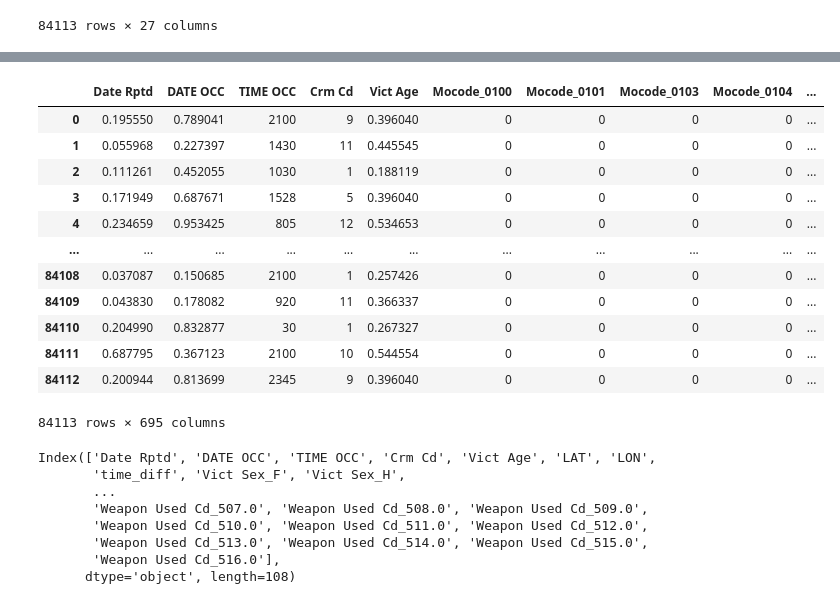
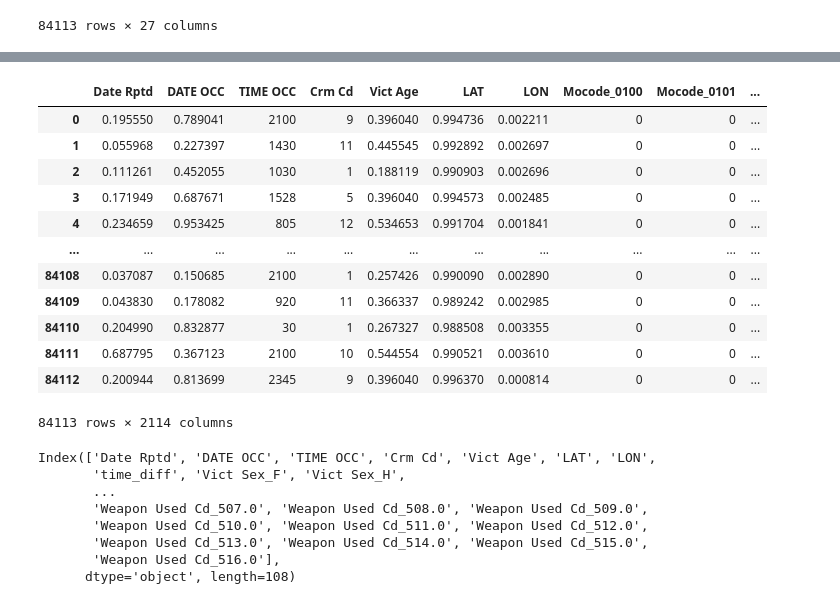
Before and after one commit to smrrazavian/quera-ml-contest, a Jupyter notebook: q4/notebook/crime_detection.ipynb, the cells around one changed output, grey strips where cells are left out. Cells and saved outputs as stored; diff of their text form; code cells hidden in the pictures.

```diff
--- a/q4/notebook/crime_detection.ipynb
+++ b/q4/notebook/crime_detection.ipynb
@@ -400,9 +385,9 @@ def df_processor(df: DataFrame, df_type: str = "train") -> DataFrame:
             "Crm Cd 2",
             "Crm Cd 3",
             "Crm Cd 4",
-            "Rpt Dist No",
+            # "Rpt Dist No",
             "Crm Cd Desc",
-            "Premis Cd",
+            # "Premis Cd",
             "Premis Desc",
             # "Weapon Used Cd",
             "Status Desc",
@@ -415,8 +400,8 @@ def df_processor(df: DataFrame, df_type: str = "train") -> DataFrame:
             # "Date Rptd",
             # "DATE OCC",
             # "TIME OCC",
-            "LAT",
-            "LON",
+            # "LAT",
+            # "LON",
         ],
         axis=1,
         errors="ignore",
@@ -431,7 +416,7 @@ def df_processor(df: DataFrame, df_type: str = "train") -> DataFrame:
     df["Date Rptd"] = pd.to_datetime(df["Date Rptd"]).map(pd.Timestamp.timestamp)
     df["time_diff"] = df["Date Rptd"] - df["DATE OCC"]
 
-    norm_cols = ["Vict Age", "DATE OCC", "time_diff", "Date Rptd"] #"LAT", "LON"
+    norm_cols = ["LAT", "LON", "Vict Age", "DATE OCC", "time_diff", "Date Rptd"]
     for item in norm_cols:
         df[item] = scaler.fit_transform(df[[item]])
 
@@ -451,47 +436,49 @@ def df_processor(df: DataFrame, df_type: str = "train") -> DataFrame:
 
     df["time_of_day"] = df["hour"].apply(classify_time_of_day)
 
     init_one_hot_columns = [
         "Vict Sex",
         "Vict Descent",
         "Status",
         "Weapon Used Cd",
         "time_of_day",
-        "AREA"
+        "AREA",
+        "Rpt Dist No",
+        "Premis Cd"
     ]
     for item in init_one_hot_columns:
 
         df_train_encoded = pd.get_dummies(df, columns=[item], prefix=item)
         one_hot_columns = [col for col in df_train_encoded.columns if f"{item}_" in col]
         df_train_encoded[one_hot_columns] = df_train_encoded[one_hot_columns].astype(
             int
         )
 
         df = df.join(df_train_encoded[one_hot_columns])
         df.drop(item, axis=1, inplace=True)
 
     if df_type == "train":
         df["Crm Cd"] = label_encoder.fit_transform(df["Crm Cd"])
     return df
 
 
 df = pd.read_csv("../data/train.csv")
 df = df_processor(df)
 df
 # %% [output]
-|  | Date Rptd | DATE OCC | TIME OCC | Crm Cd | Vict Age | Mocode_0100 | Mocode_0101 | Mocode_0103 | Mocode_0104 | ... |
-| 0 | 0.195550 | 0.789041 | 2100 | 9 | 0.396040 | 0 | 0 | 0 | 0 | ... |
-| 1 | 0.055968 | 0.227397 | 1430 | 11 | 0.445545 | 0 | 0 | 0 | 0 | ... |
-| 2 | 0.111261 | 0.452055 | 1030 | 1 | 0.188119 | 0 | 0 | 0 | 0 | ... |
-| 3 | 0.171949 | 0.687671 | 1528 | 5 | 0.396040 | 0 | 0 | 0 | 0 | ... |
-| 4 | 0.234659 | 0.953425 | 805 | 12 | 0.534653 | 0 | 0 | 0 | 0 | ... |
+|  | Date Rptd | DATE OCC | TIME OCC | Crm Cd | Vict Age | LAT | LON | Mocode_0100 | Mocode_0101 | ... |
+| 0 | 0.195550 | 0.789041 | 2100 | 9 | 0.396040 | 0.994736 | 0.002211 | 0 | 0 | ... |
+| 1 | 0.055968 | 0.227397 | 1430 | 11 | 0.445545 | 0.992892 | 0.002697 | 0 | 0 | ... |
+| 2 | 0.111261 | 0.452055 | 1030 | 1 | 0.188119 | 0.990903 | 0.002696 | 0 | 0 | ... |
+| 3 | 0.171949 | 0.687671 | 1528 | 5 | 0.396040 | 0.994573 | 0.002485 | 0 | 0 | ... |
+| 4 | 0.234659 | 0.953425 | 805 | 12 | 0.534653 | 0.991704 | 0.001841 | 0 | 0 | ... |
 | ... | ... | ... | ... | ... | ... | ... | ... | ... | ... | ... |
-| 84108 | 0.037087 | 0.150685 | 2100 | 1 | 0.257426 | 0 | 0 | 0 | 0 | ... |
-| 84109 | 0.043830 | 0.178082 | 920 | 11 | 0.366337 | 0 | 0 | 0 | 0 | ... |
-| 84110 | 0.204990 | 0.832877 | 30 | 1 | 0.267327 | 0 | 0 | 0 | 0 | ... |
-| 84111 | 0.687795 | 0.367123 | 2100 | 10 | 0.544554 | 0 | 0 | 0 | 0 | ... |
-| 84112 | 0.200944 | 0.813699 | 2345 | 9 | 0.396040 | 0 | 0 | 0 | 0 | ... |
+| 84108 | 0.037087 | 0.150685 | 2100 | 1 | 0.257426 | 0.990090 | 0.002890 | 0 | 0 | ... |
+| 84109 | 0.043830 | 0.178082 | 920 | 11 | 0.366337 | 0.989242 | 0.002985 | 0 | 0 | ... |
+| 84110 | 0.204990 | 0.832877 | 30 | 1 | 0.267327 | 0.988508 | 0.003355 | 0 | 0 | ... |
+| 84111 | 0.687795 | 0.367123 | 2100 | 10 | 0.544554 | 0.990521 | 0.003610 | 0 | 0 | ... |
+| 84112 | 0.200944 | 0.813699 | 2345 | 9 | 0.396040 | 0.996370 | 0.000814 | 0 | 0 | ... |
-84113 rows × 695 columns
+84113 rows × 2114 columns
 # %%
 df.columns
 # %% [output]
```
Also changed, not shown: parts of 4 cells of this notebook, 1 other file.
